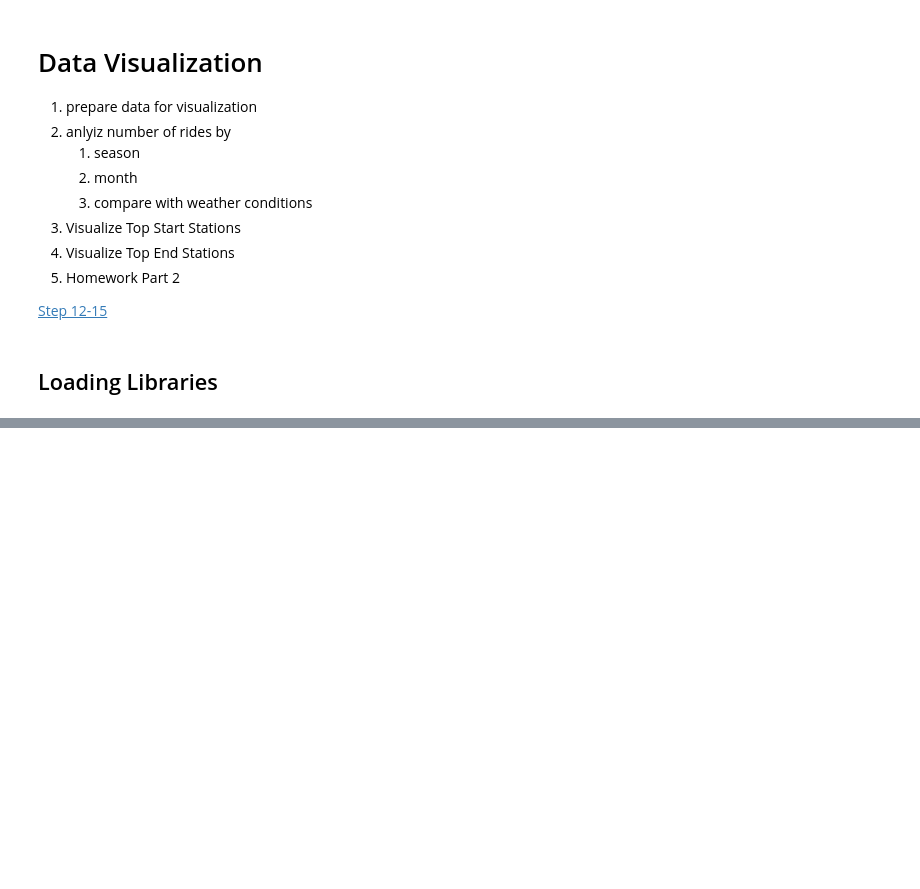
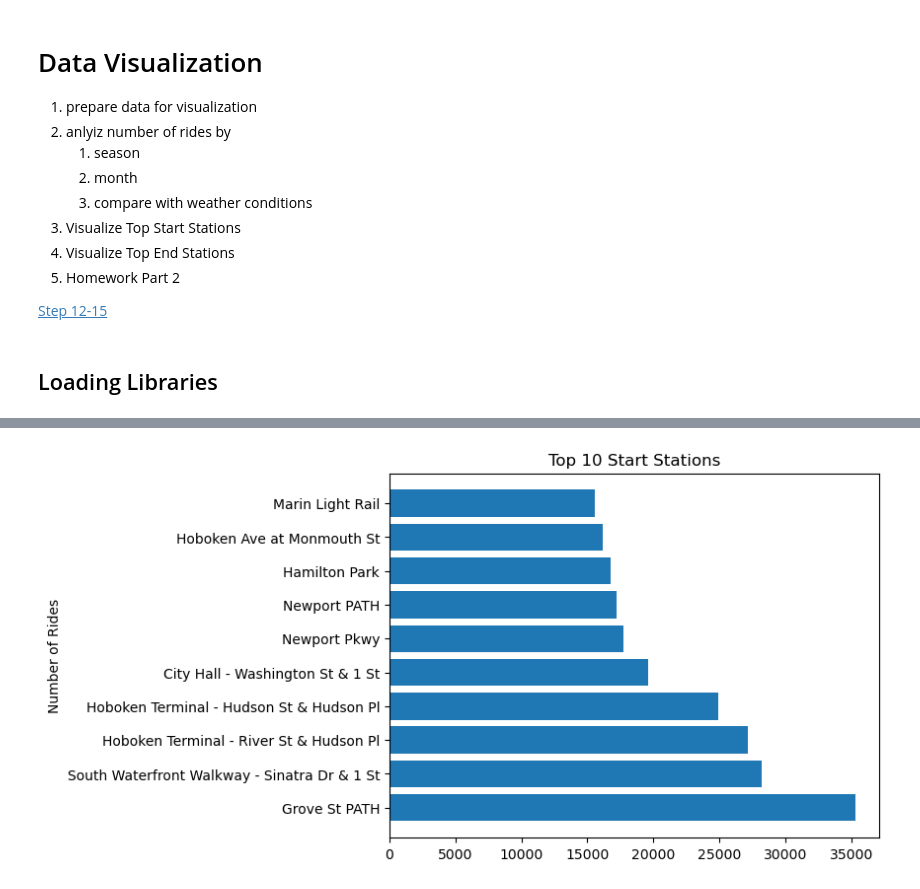
Before and after one commit to Anck0r/citibike, a Jupyter notebook: notebooks/4_Data_Visualization.ipynb, the cells around one changed output, grey strips where cells are left out. Saved outputs shown, nothing was run; the diff lists cells and outputs as text; code cells hidden in the pictures; blank space fills up the shorter version.

```diff
--- a/notebooks/4_Data_Visualization.ipynb
+++ b/notebooks/4_Data_Visualization.ipynb
@@ -67,0 +132,3 @@ OUTPUT_DIR = "../data/citibike/"
+# %%
+best_start = df_citibike.groupby("start_station_name")["ride_id"].count().sort_values(ascending=False).head(10)
+best_start
@@ -67,0 +148,8 @@ OUTPUT_DIR = "../data/citibike/"
+# %%
+plt.figure()
+plt.barh(best_start.index, best_start.values)
+plt.title("Top 10 Start Stations")
+plt.ylabel("Number of Rides")
+plt.show()
+# %% [output]
+[figure, added]
```
Also changed, not shown: parts of 29 cells of this notebook, 4 other files.
